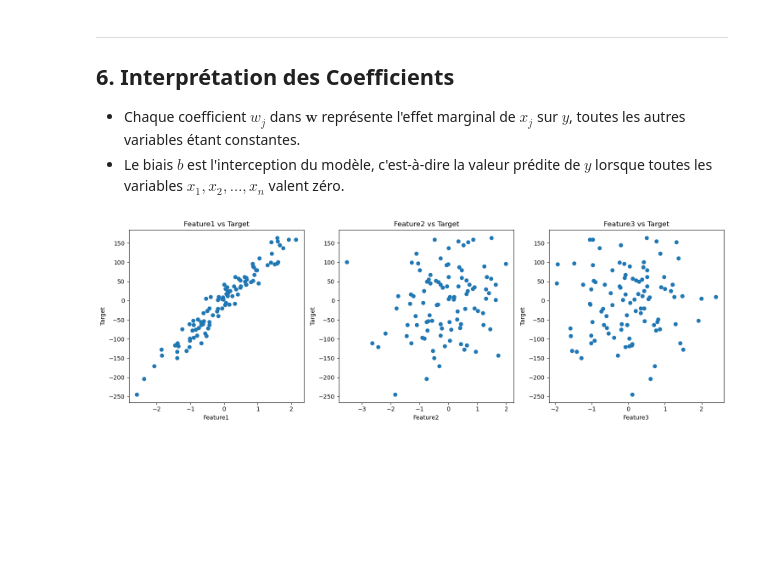
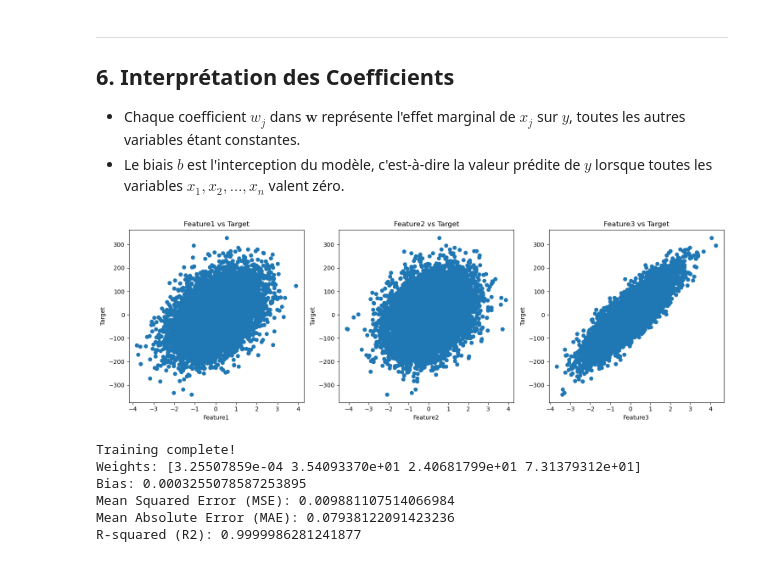
Before and after one commit to Amrani-Sohaib/ML-Models, a Jupyter notebook: Notebooks/Regression.ipynb, the cells around one changed output. Saved outputs shown, nothing was run; the diff lists cells and outputs as text; code cells hidden in the pictures; blank space fills up the shorter version.

```diff
--- a/Notebooks/Regression.ipynb
+++ b/Notebooks/Regression.ipynb
@@ -100,25 +106,25 @@ X, y = make_regression(n_samples=10000, n_features=3, noise=0.1)
 # Ajouter une colonne de 1 pour le biais
 X = np.hstack((np.ones((X.shape[0], 1)), X))
 # %%
-# Créer des graphiques scatter entre y et chaque variable x1, x2, ...
+# Créer des graphiques scatter entre y et chaque variable x1, x2, x3
 fig, axs = plt.subplots(1, 3, figsize=(15, 5))
 
-axs[0].scatter(df['Feature1'], df['Target'])
+axs[0].scatter(X[:, 1], y)
 axs[0].set_xlabel('Feature1')
 axs[0].set_ylabel('Target')
 axs[0].set_title('Feature1 vs Target')
 
-axs[1].scatter(df['Feature2'], df['Target'])
+axs[1].scatter(X[:, 2], y)
 axs[1].set_xlabel('Feature2')
 axs[1].set_ylabel('Target')
 axs[1].set_title('Feature2 vs Target')
 
-axs[2].scatter(df['Feature3'], df['Target'])
+axs[2].scatter(X[:, 3], y)
 axs[2].set_xlabel('Feature3')
 axs[2].set_ylabel('Target')
 axs[2].set_title('Feature3 vs Target')
 
 plt.tight_layout()
 plt.show()
 # %% [output]
-[figure, old version]
+[figure, new version]
@@ -175,0 +170,16 @@ print("Coût final:", cost_history[-1])
+# %%
+# Créer un objet de régression linéaire
+Regression_model = LinearRegression()
+
+# Entraîner le modèle
+Regression_model.fit(X, y)
+
+# Évaluer le modèle
+mse, mae, r2 = Regression_model.evaluate(X, y)
+# %% [output]
+Training complete!
+Weights: [3.25507859e-04 3.54093370e+01 2.40681799e+01 7.31379312e+01]
+Bias: 0.0003255078587253895
+Mean Squared Error (MSE): 0.009881107514066984
+Mean Absolute Error (MAE): 0.07938122091423236
+R-squared (R2): 0.9999986281241877
```
Also changed, not shown: parts of 5 cells of this notebook.
